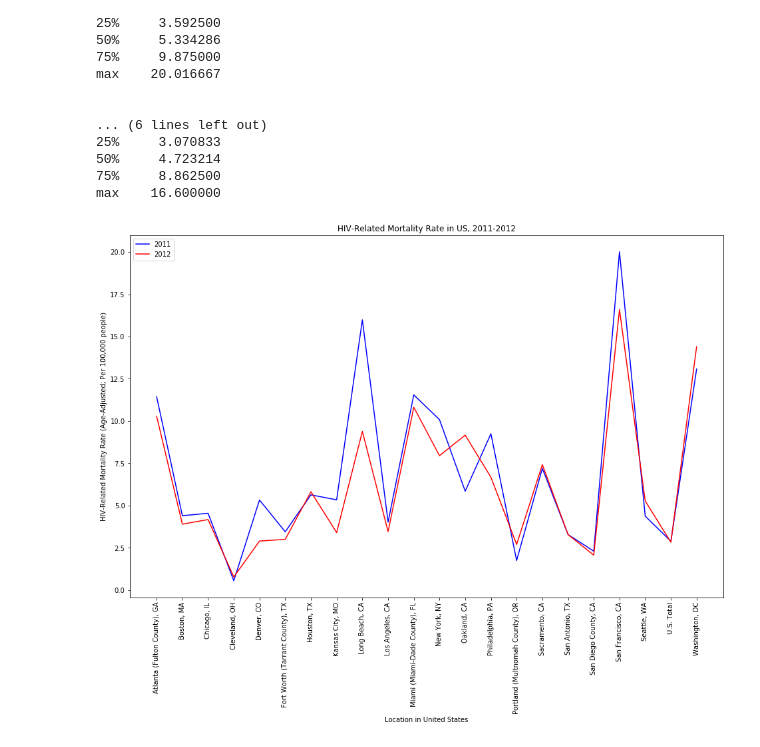
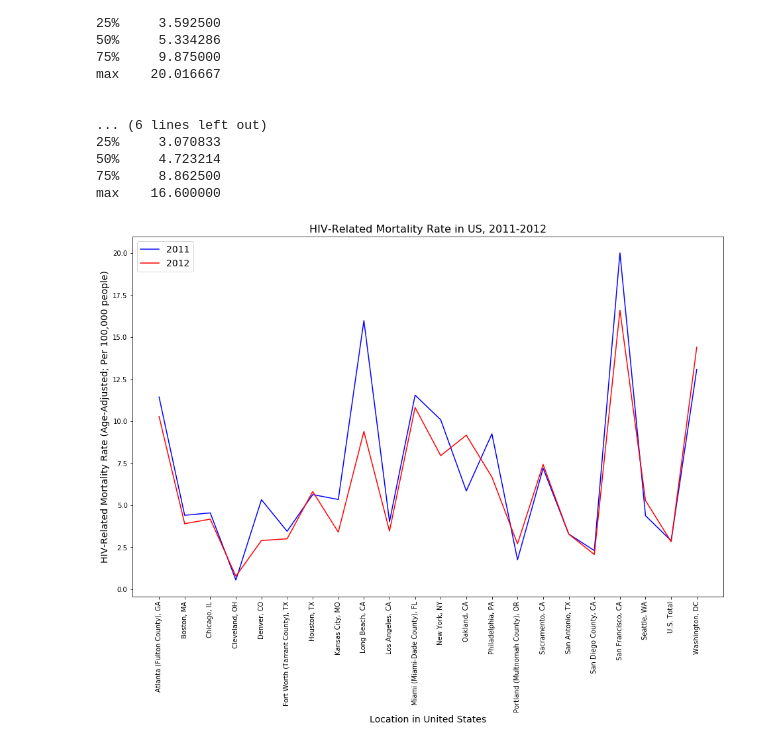
Before and after one commit to elakew/bigcity_health, a Jupyter notebook: health_data.ipynb, the cells around one changed output. Cells and saved outputs as stored; diff of their text form; code cells hidden in the pictures.

```diff
--- a/health_data.ipynb
+++ b/health_data.ipynb
@@ -300,14 +300,14 @@ max    16.600000
 # %%
 fig = plt.figure(figsize=(16,10))
 ax1 = plt.gca()
 ax2 = plt.gca()
 ax1.plot(final_2011['Place'], final_2011['Value'], c='blue')
 ax2.plot(final_2012['Place'], final_2012['Value'], c='red')
 plt.xticks(rotation=90)
-plt.xlabel("Location in United States")
-plt.ylabel('HIV-Related Mortality Rate (Age-Adjusted; Per 100,000 people)')
-plt.title('HIV-Related Mortality Rate in US, 2011-2012')
-plt.legend(labels=('2011', '2012'), loc='upper left')
+plt.xlabel("Location in United States", fontsize=14)
+plt.ylabel('HIV-Related Mortality Rate (Age-Adjusted; Per 100,000 people)', fontsize=14)
+plt.title('HIV-Related Mortality Rate in US, 2011-2012', fontsize=16)
+plt.legend(labels=('2011', '2012'), loc='upper left', fontsize=14)
 plt.show()
 # %% [output]
-[figure, old version]
+[figure, new version]
```
